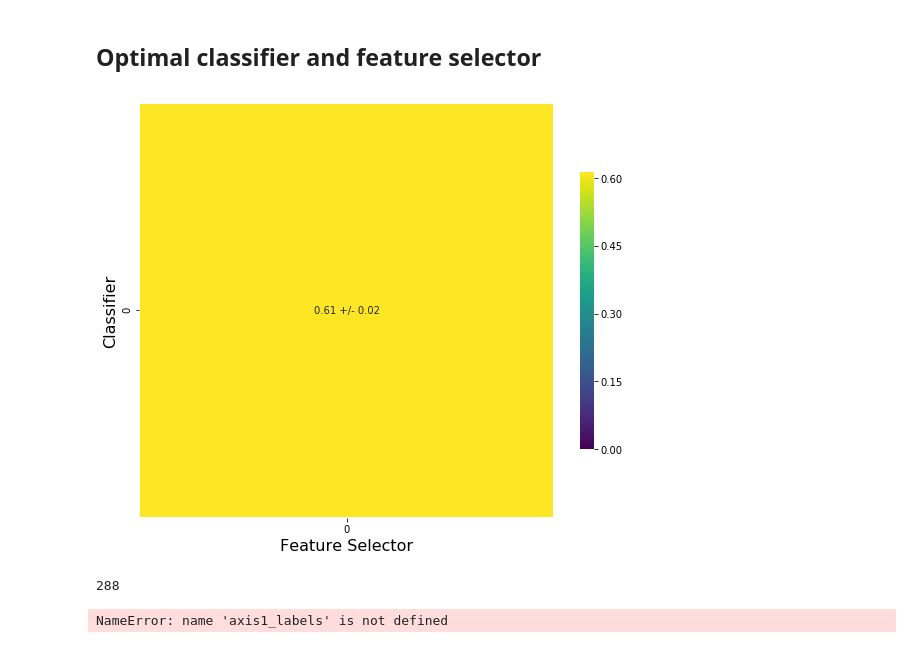
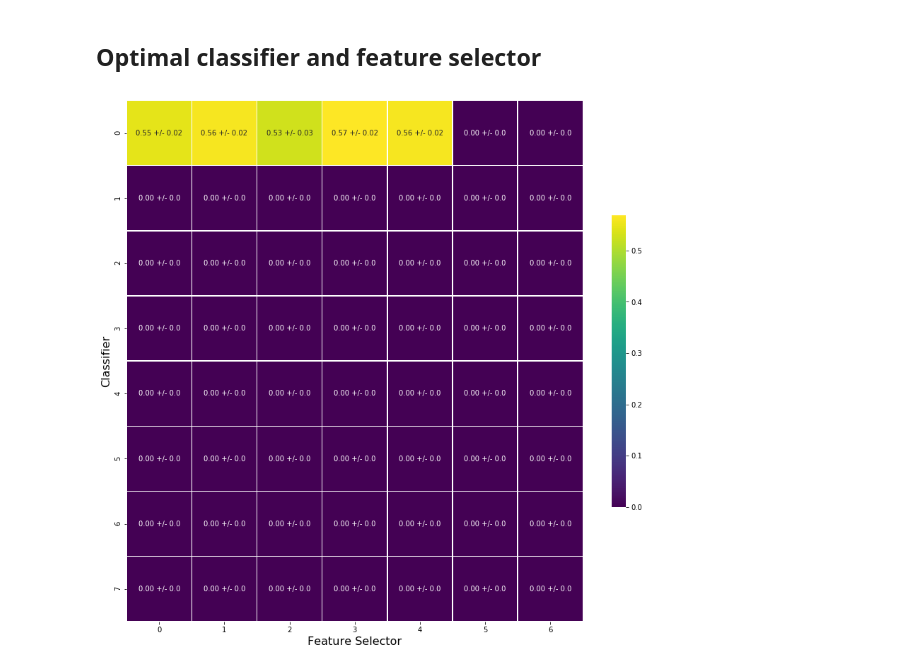
Before and after one commit to GSEL9/head-and-neck, a Jupyter notebook: ipynbs/results_exploration.ipynb, the cells around one changed output. Saved outputs shown, nothing was run; the diff lists cells and outputs as text; code cells hidden in the pictures.

```diff
--- a/ipynbs/results_exploration.ipynb
+++ b/ipynbs/results_exploration.ipynb
@@ -17,7 +17,7 @@ from mpl_toolkits.mplot3d import axes3d
 %matplotlib inline
 # %%
 ref_feature_dir = './../../data/to_analysis'
-ref_results_dir = './../../data/outputs/model_comparison'
+ref_results_dir = './../../data/outputs/model_comparison_pfs'
 # %%
 filter_cats = [
     label for label in os.listdir(ref_feature_dir)
@@ -118,63 +138,30 @@ for model_num, (model_name, model) in enumerate(models):
         avg_scores[model_num, fs_num] = np.mean(selector['avg_test_score'])
         std_scores[model_num, fs_num] = np.std(selector['avg_test_score'])
 # %%
-plt.figure(figsize=(8, 8))
+plt.figure(figsize=(12, 12))
 ax = sns.heatmap(
     avg_scores,
     vmin=np.min(img_prep_results),
     vmax=np.max(img_prep_results),
     cmap=plt.cm.viridis,
     annot=True, fmt = '.2f', square=1, linewidth=.5, cbar=True,
     cbar_kws={'shrink': 0.5},
     #annot_kws={'size': 10}
 )
 #plt.axis('off')
 plt.ylabel('Classifier', fontsize=16)
 plt.xlabel('Feature Selector', fontsize=16)
 
 #plt.yticks(
 #    np.arange(len(results.keys())), results.keys(), rotation='45'
 #)
 #plt.xticks(
 #    np.arange(np.size(discr_labels)), discr_labels, rotation='45'
 #)
 for num, value in enumerate(ax.texts):
     value.set_text('{} +/- {}'.format(
         value.get_text(), np.round(std_scores.ravel()[num], decimals=2)
     ))
 plt.tight_layout()
 # %% [output]
-[figure, old version]
+[figure, new version]
-# %%
-# Collect filter labels
-filter_labels = []
-for raw_label in os.listdir(ref_results_dir):
-
-    if not raw_label.startswith('.'):
-
-        label = raw_label.title().strip('_')
-        if 'Wavelet' in label:
-            name, levels = label.split('-')
-            label = ('-').join((name, levels.upper()))
-
-        if 'Lbp' in label:
-            label = label.upper()
-
-        filter_labels.append(label)
-
-nbins = np.linspace(30, 130, 4, dtype=int)
-# Create labels  filter name / (CT_nbins \mid PET_nbins)
-img_combo_lbs = []
-for ct_bins in nbins:
-    for pet_bins in nbins:
-        img_combo_lbs.append('CT_{} | PET_{}'.format(ct_bins, pet_bins))
-
-setting_labels = []
-for filter_label in filter_labels:
-    for img_combo in img_combo_lbs:
-        setting_labels.append(
-            '{}\n{}\n{}'.format(filter_label, '-' * 15, img_combo)
-        )
-len(setting_labels)
-# %% [output]
-288
@@ -191,8 +167,0 @@ def path_to_labels(path_to_file):
-# %%
-axis2_labels = []
-for path_name in os.listdir(os.path.join(ref_results_dir, axis1_labels[0])):
-    label = path_to_labels(path_name)
-    if label is not None:
-        axis2_labels.append(label)
-# %% [output]
-NameError: name 'axis1_labels' is not defined
```
Also changed, not shown: parts of 14 cells of this notebook, 15 other files.
